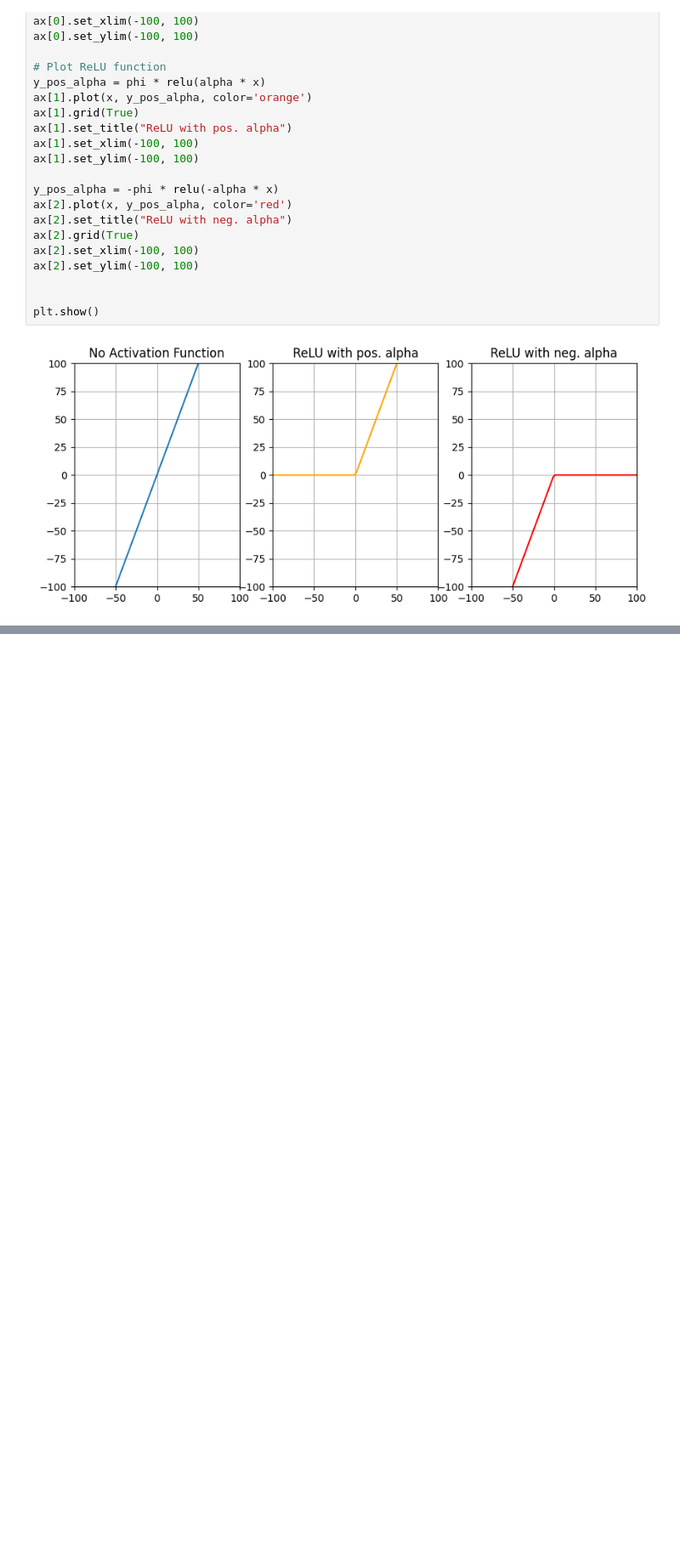
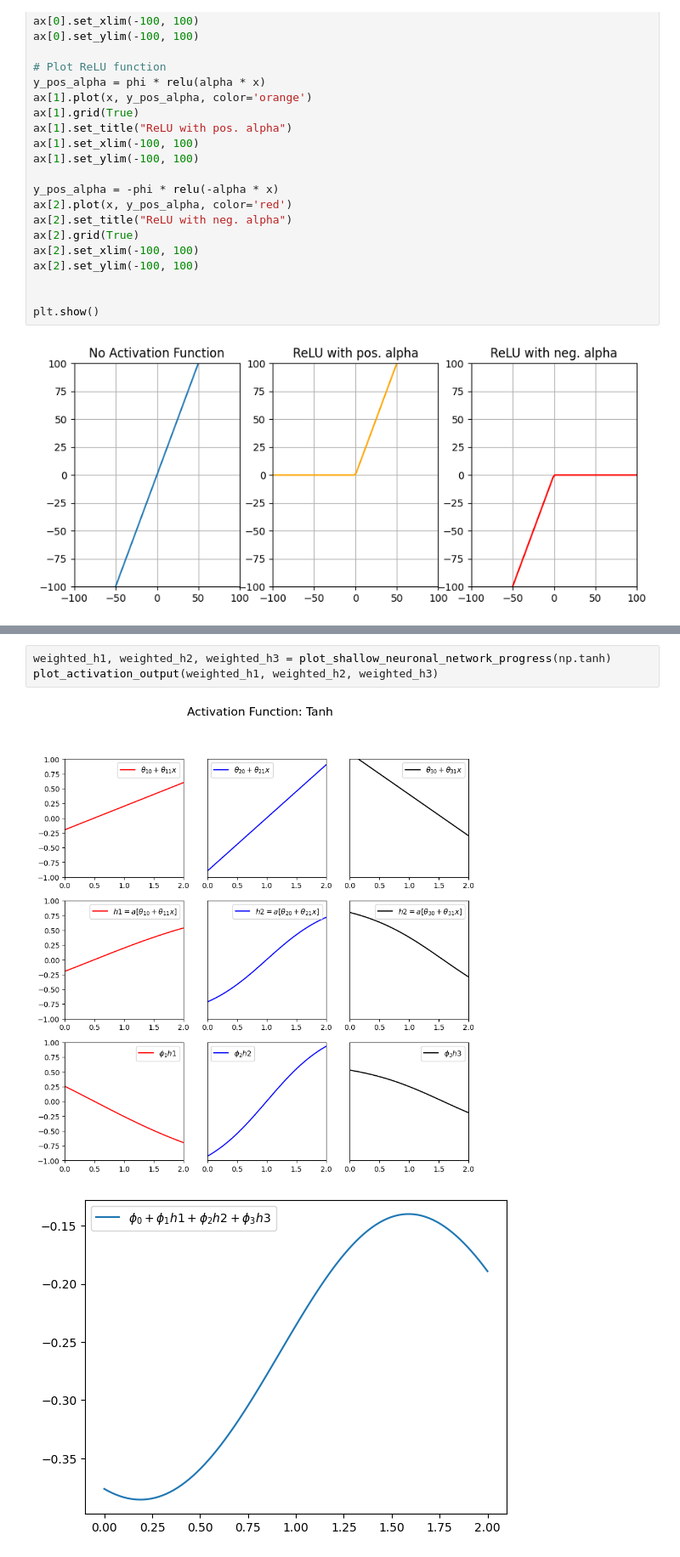
Before and after one commit to danielmrrk/deep-learning-book-sj, a Jupyter notebook: problem-set-3.ipynb, the cells around one changed output, grey strips where cells are left out. Shown at 85% size. Cells and saved outputs as stored; diff of their text form; blank space fills up the shorter version.

```diff
--- a/problem-set-3.ipynb
+++ b/problem-set-3.ipynb
@@ -261,0 +457,6 @@ plt.show()
+# %%
+weighted_h1, weighted_h2, weighted_h3 = plot_shallow_neuronal_network_progress(np.tanh)
+plot_activation_output(weighted_h1, weighted_h2, weighted_h3)
+# %% [output]
+[figure, added]
+[figure, added]
```
Also changed, not shown: parts of 22 cells of this notebook, 1 other file.
